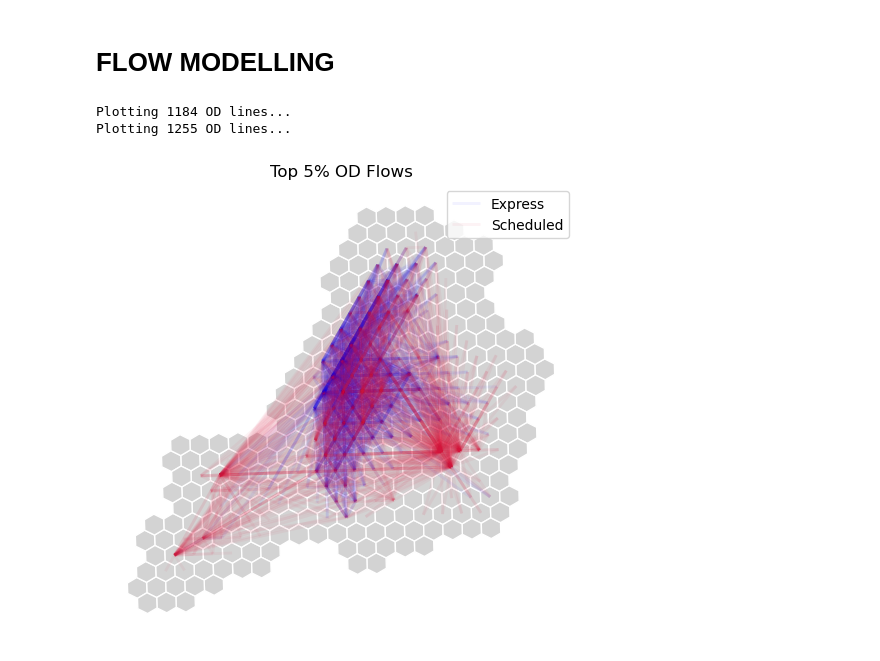
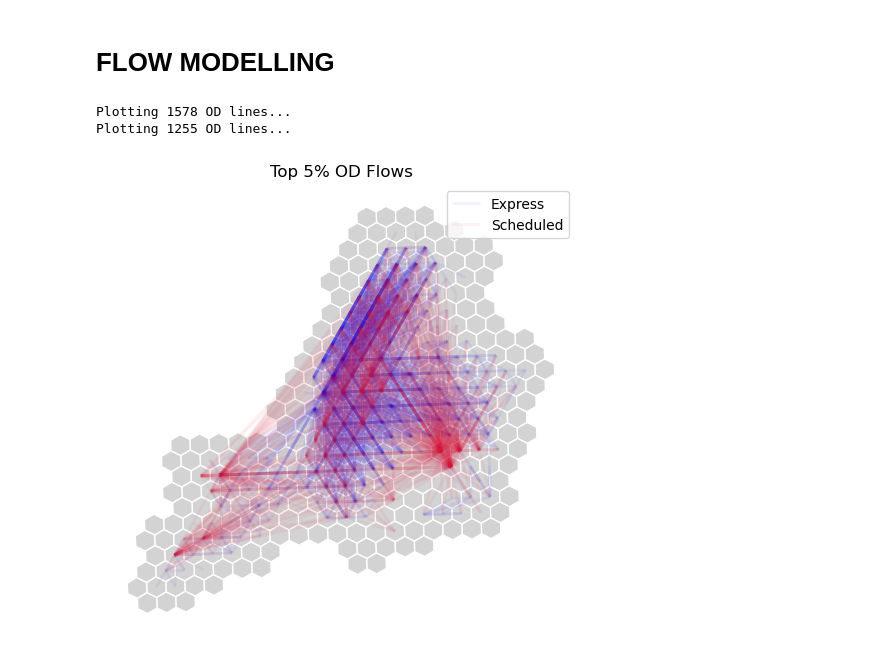
Before and after one commit to javad-e/delivery-tunnels, a Jupyter notebook: OD Matrix Construction.ipynb, the cells around one changed output. Cells and saved outputs as stored; diff of their text form; code cells hidden in the pictures.

```diff
--- a/OD Matrix Construction.ipynb
+++ b/OD Matrix Construction.ipynb
@@ -690,7 +690,7 @@ def haversine(lat1, lon1, lat2, lon2):
     a = sin(dlat / 2)**2 + cos(lat1) * cos(lat2) * sin(dlon / 2)**2
     return 2 * R * atan2(sqrt(a), sqrt(1 - a))
 # %%
-def get_flow_mat(hex_gdf, attraction_col, generation_col):
+def get_flow_mat(hex_gdf, attraction_col, generation_col, beta):
     # Step 1: Prepare inputs
     g = hex_gdf[generation_col].values  # Generation vector
     a = hex_gdf[attraction_col].values   # Attraction vector
@@ -716,7 +716,6 @@ def get_flow_mat(hex_gdf, attraction_col, generation_col):
                 D[i, j] = 0.1  # Avoid division by zero (use small non-zero distance)
 
     # Step 3: Impedance function
-    beta = 0.1  # You can calibrate this
     F = np.exp(-beta * D)  # f(c_ij) = exp(-β * c_ij)
 
     # Step 4: Iterative Proportional Fitting to compute Ai and Bj
@@ -751,8 +750,11 @@ def get_flow_mat(hex_gdf, attraction_col, generation_col):
 
     return od_df
 # %%
-express_od_df = get_flow_mat(final_hex_gdf, 'express_in', 'express_out')
-scheduled_od_df = get_flow_mat(final_hex_gdf, 'scheduled_in', 'scheduled_out')
+express_beta = 0.6794
+scheduled_beta = 0.2564
+
+express_od_df = get_flow_mat(final_hex_gdf, 'express_in', 'express_out', express_beta)
+scheduled_od_df = get_flow_mat(final_hex_gdf, 'scheduled_in', 'scheduled_out', scheduled_beta)
 # %%
 express_od_df.to_csv('./express_od.csv')
 scheduled_od_df.to_csv('./scheduled_od.csv')
@@ -788,7 +790,7 @@ express_od_df['geometry'] = express_od_df.apply(make_line, axis=1)
 od_gdf = gpd.GeoDataFrame(express_od_df.dropna(subset=['geometry']), geometry='geometry', crs='EPSG:3857')
 
 # 5. Filter top 5% of flows to reduce clutter
-od_gdf = od_gdf[od_gdf['flow'] >= od_gdf['flow'].quantile(0.97)]
+od_gdf = od_gdf[od_gdf['flow'] >= od_gdf['flow'].quantile(0.96)]
 
 print(f"Plotting {len(od_gdf)} OD lines...")
 
@@ -801,32 +803,32 @@ od_gdf.plot(
     alpha=0.05,
     color='blue',
     label='Express'
 )
 
 scheduled_od_df['geometry'] = scheduled_od_df.apply(make_line, axis=1)
 od_gdf = gpd.GeoDataFrame(scheduled_od_df.dropna(subset=['geometry']), geometry='geometry', crs='EPSG:3857')
 
 # 5. Filter top 5% of flows to reduce clutter
 od_gdf = od_gdf[od_gdf['flow'] >= od_gdf['flow'].quantile(0.90)]
 
 print(f"Plotting {len(od_gdf)} OD lines...")
 
 # 6. Plot
 # fig, ax = plt.subplots(figsize=(5, 5))
 base = final_hex_gdf.plot(ax=ax, facecolor='lightgrey', edgecolor='white')
 od_gdf.plot(
     ax=base,
     linewidth=od_gdf['flow'] / od_gdf['flow'].max() + 2,
     alpha=0.05,
     color='crimson',
     label='Scheduled'
 )
 plt.legend()
 plt.title('Top 5% OD Flows')
 plt.axis('off')
 plt.tight_layout()
 plt.show()
 # %% [output]
-Plotting 1184 OD lines...
+Plotting 1578 OD lines...
 Plotting 1255 OD lines...
-[figure, old version]
+[figure, new version]
```
Also changed, not shown: parts of 6 cells of this notebook, 7 other files.
